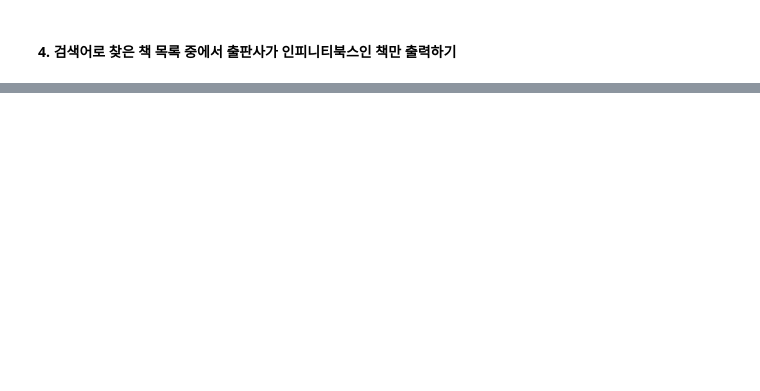
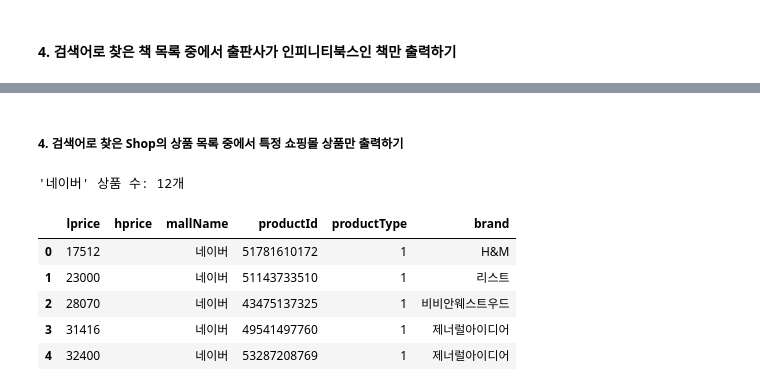
Before and after one commit to raniyaya/01webscraping_homework, a Jupyter notebook: 과제/2_네이버 책 검색.ipynb, the cells around one changed output, grey strips where cells are left out. Saved outputs shown, nothing was run; the diff lists cells and outputs as text; code cells hidden in the pictures; blank space fills up the shorter version.

```diff
--- a/과제/2_네이버 책 검색.ipynb
+++ b/과제/2_네이버 책 검색.ipynb
@@ -150,0 +266,36 @@ display(infinity_df)
+# %% [markdown]
+##### 4. 검색어로  찾은  Shop의 상품  목록 중에서 특정 쇼핑몰 상품만 출력하기
+# %%
+def filter_by_mall(df, mall_name):
+    # 가격 컬럼 숫자로 변환
+    df['lprice'] = df['lprice'].astype(int)
+
+    # mallName이 일치하는 상품만 선택
+    mall_df = df[df['mallName'] == mall_name]
+
+    # lprice ~ brand까지 슬라이싱 (열 순서 보장됨)
+    cols = df.columns.tolist()
+    start_idx = cols.index('lprice')
+    end_idx = cols.index('brand') + 1
+    selected_cols = cols[start_idx:end_idx]
+
+    # 필요한 열만 선택, 가격 오름차순 정렬, 인덱스 초기화
+    result_df = mall_df[selected_cols].sort_values(by='lprice').reset_index(drop=True)
+
+    return result_df
+
+df = load_shops_to_df()
+
+# 예: '11번가' 상품만 보기
+mall_items = filter_by_mall(df, "네이버")
+
+print(f"'네이버' 상품 수: {len(mall_items)}개")
+display(mall_items.head())
+# %% [output]
+'네이버' 상품 수: 12개
+|  | lprice | hprice | mallName | productId | productType | brand |
+| 0 | 17512 |  | 네이버 | 51781610172 | 1 | H&M |
+| 1 | 23000 |  | 네이버 | 51143733510 | 1 | 리스트 |
+| 2 | 28070 |  | 네이버 | 43475137325 | 1 | 비비안웨스트우드 |
+| 3 | 31416 |  | 네이버 | 49541497760 | 1 | 제너럴아이디어 |
+| 4 | 32400 |  | 네이버 | 53287208769 | 1 | 제너럴아이디어 |
```
Also changed, not shown: parts of 8 cells of this notebook, 3 other files.
